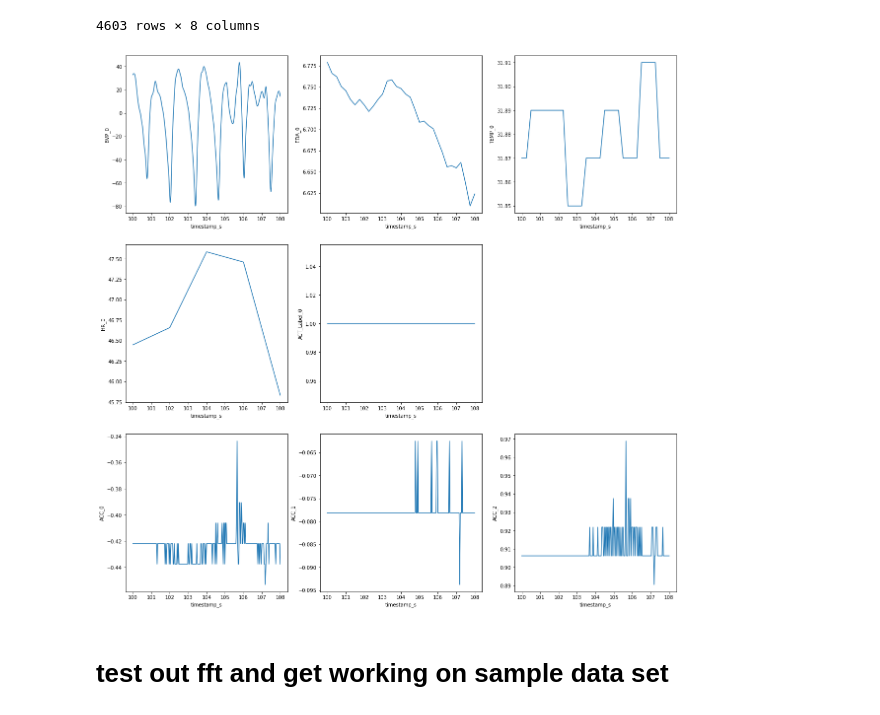
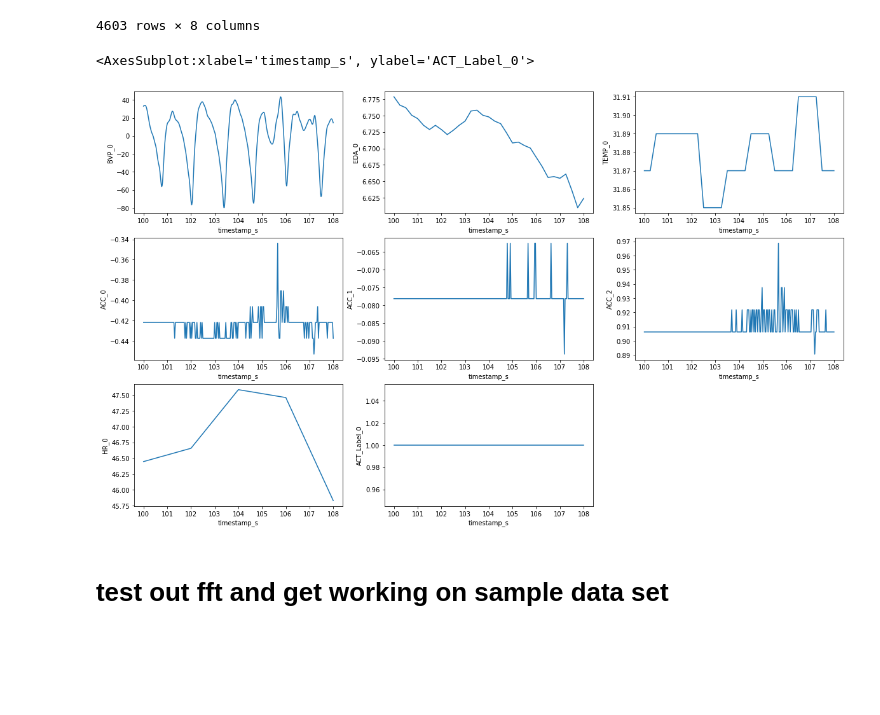
Before and after one commit to VanD3rWaals/portfolio_projects, a Jupyter notebook: ppg_model/ppg_model_data_prep.ipynb, the cells around one changed output. Drawn from its saved outputs; the diff is of its cells as text; code cells hidden in the pictures; blank space fills up the shorter version.

```diff
--- a/ppg_model/ppg_model_data_prep.ipynb
+++ b/ppg_model/ppg_model_data_prep.ipynb
@@ -227,29 +257,29 @@ S1_df[(~S1_df.HR_0.isnull())]
 # %%
 start_time = 100#[seconds]
 time_span = 8#[seconds]
 end_time = start_time + time_span #[seconds]
 d = S1_df.loc[start_time:end_time,:]
 
-plt.figure(figsize=(20,20))
+plt.figure(figsize=(20,12))
 plt.subplot(3,3,1)
 sns.lineplot(data=d[~d.BVP_0.isnull()].BVP_0)
 plt.subplot(3,3,2)
 sns.lineplot(data=d[~d.EDA_0.isnull()].EDA_0)
 plt.subplot(3,3,3)
 sns.lineplot(data=d[~d.TEMP_0.isnull()].TEMP_0)
 plt.subplot(3,3,4)
+sns.lineplot(data=d[~d.ACC_0.isnull()].ACC_0)
+plt.subplot(3,3,5)
+sns.lineplot(data=d[~d.ACC_1.isnull()].ACC_1)
+plt.subplot(3,3,6)
+sns.lineplot(data=d[~d.ACC_2.isnull()].ACC_2);
+plt.subplot(3,3,7)
 sns.lineplot(data=d[~d.HR_0.isnull()].HR_0)
-plt.subplot(3,3,5)
+plt.subplot(3,3,8)
 sns.lineplot(data=d[~d.ACT_Label_0.isnull()].ACT_Label_0)
-
-plt.subplot(3,3,7)
-sns.lineplot(data=d[~d.ACC_0.isnull()].ACC_0)
-plt.subplot(3,3,8)
-sns.lineplot(data=d[~d.ACC_1.isnull()].ACC_1)
-plt.subplot(3,3,9)
-sns.lineplot(data=d[~d.ACC_2.isnull()].ACC_2);
 # %% [output]
+<AxesSubplot:xlabel='timestamp_s', ylabel='ACT_Label_0'>
-[figure, old version]
+[figure, new version]
 # %% [markdown]
 # test out fft and get working on sample data set
 # %%
```
Also changed, not shown: parts of 13 cells of this notebook, 3 other files.
